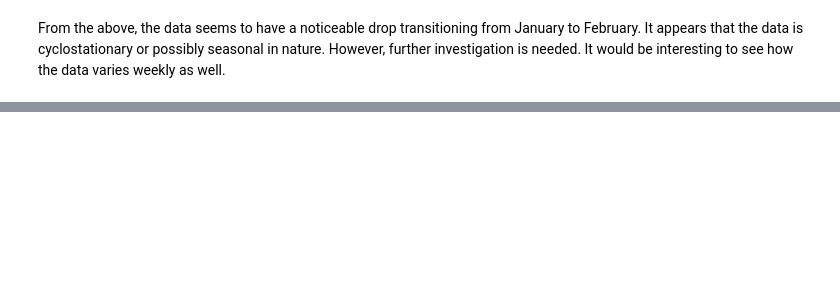
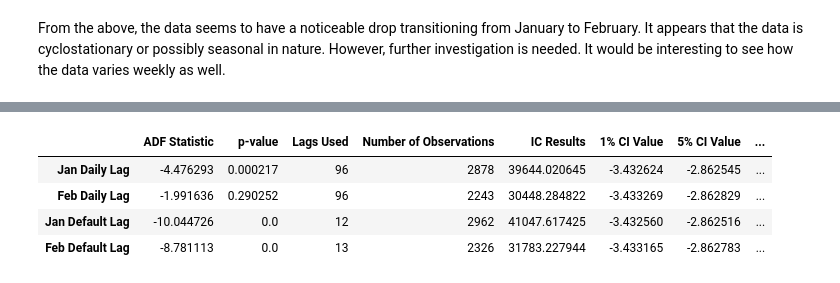
Before and after one commit to shanks847/EV-Grid-Integration-Study, a Jupyter notebook: notebooks/feeder_statistical_analysis.ipynb, the cells around one changed output, grey strips where cells are left out. Cells and saved outputs as stored; diff of their text form; code cells hidden in the pictures; blank space fills up the shorter version.

```diff
--- a/notebooks/feeder_statistical_analysis.ipynb
+++ b/notebooks/feeder_statistical_analysis.ipynb
@@ -85,0 +245,28 @@ From the above, the data seems to have a noticeable drop transitioning from Janu
+# %%
+jan_daily_lg =  tsa.stattools.adfuller(x=df_jan['P total_SJN'],maxlag=(24*4))
+feb_daily_lg =  tsa.stattools.adfuller(x=df_feb['P total_SJN'],maxlag=(24*4))
+
+jan_default_lg =  tsa.stattools.adfuller(x=df_jan['P total_SJN'])
+feb_default_lg =  tsa.stattools.adfuller(x=df_feb['P total_SJN'])
+
+
+unit_root_mthly_lg_res = {'Jan Daily Lag':jan_daily_lg,
+                            'Feb Daily Lag':feb_daily_lg,
+                            'Jan Default Lag':jan_default_lg,
+                            'Feb Default Lag':feb_default_lg,}
+
+
+df_uroot_mthly_lg = pd.DataFrame(unit_root_mthly_lg_res).transpose()
+df_uroot_mthly_lg.rename(columns={0:'ADF Statistic',1:'p-value',2:'Lags Used',3:'Number of Observations',4:'Confidence Interval Results',5:'IC Results'},inplace=True)
+df_uroot_mthly_lg['1% CI Value'] = df_uroot_mthly_lg['Confidence Interval Results'].apply(lambda x:x['1%'])
+df_uroot_mthly_lg['5% CI Value'] = df_uroot_mthly_lg['Confidence Interval Results'].apply(lambda x:x['5%'])
+df_uroot_mthly_lg['10% CI Value'] = df_uroot_mthly_lg['Confidence Interval Results'].apply(lambda x:x['10%'])
+df_uroot_mthly_lg.drop('Confidence Interval Results',axis=1,inplace=True)
+# %%
+df_uroot_mthly_lg
+# %% [output]
+|  | ADF Statistic | p-value | Lags Used | Number of Observations | IC Results | 1% CI Value | 5% CI Value | ... |
+| Jan Daily Lag | -4.476293 | 0.000217 | 96 | 2878 | 39644.020645 | -3.432624 | -2.862545 | ... |
+| Feb Daily Lag | -1.991636 | 0.290252 | 96 | 2243 | 30448.284822 | -3.433269 | -2.862829 | ... |
+| Jan Default Lag | -10.044726 | 0.0 | 12 | 2962 | 41047.617425 | -3.432560 | -2.862516 | ... |
+| Feb Default Lag | -8.781113 | 0.0 | 13 | 2326 | 31783.227944 | -3.433165 | -2.862783 | ... |
```
Also changed, not shown: parts of 23 cells of this notebook, 1 other file.
